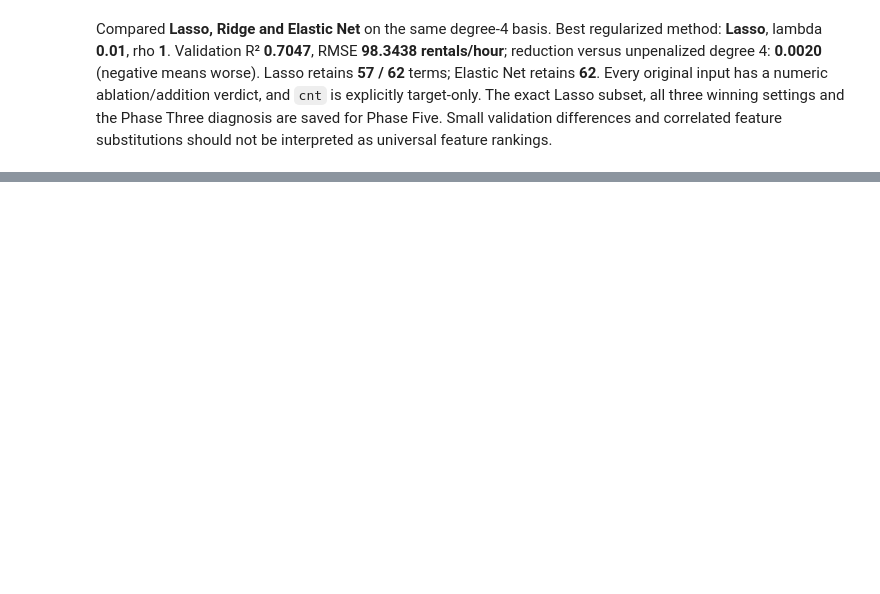
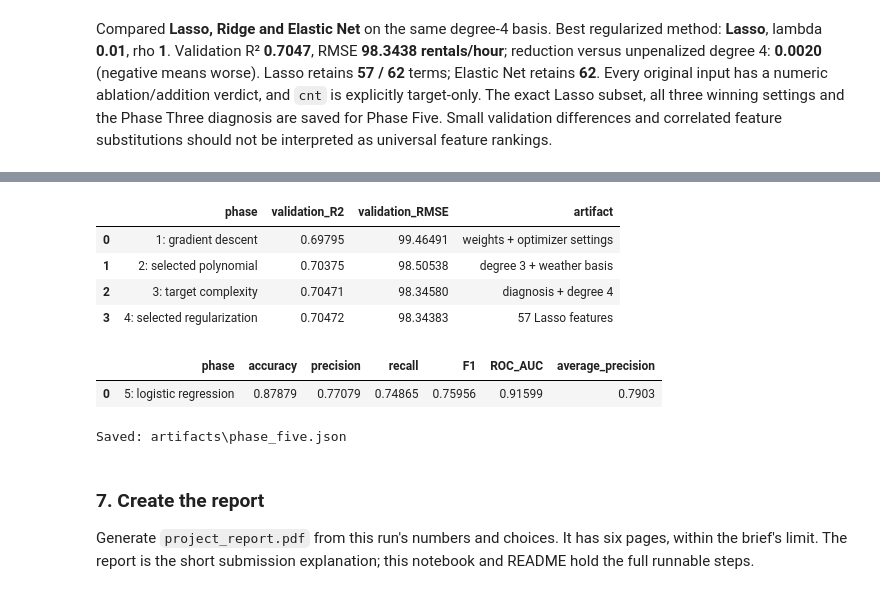
Before and after one commit to MohamedSameh77/machine-learning-project-I, a Jupyter notebook: bike_sharing_demand.ipynb, the cells around one changed output, grey strips where cells are left out. Drawn from its saved outputs; the diff is of its cells as text; code cells hidden in the pictures; blank space fills up the shorter version.

```diff
--- a/bike_sharing_demand.ipynb
+++ b/bike_sharing_demand.ipynb
@@ -1275,0 +1689,45 @@ Compared **Lasso, Ridge and Elastic Net** on the same degree-4 basis. Best regul
+# %%
+phase_five_retrospective=pd.DataFrame([
+    {"phase":"1: gradient descent","validation_R2":phase_one_input["validation_metrics"]["R2"],"validation_RMSE":phase_one_input["validation_metrics"]["RMSE"],"artifact":"weights + optimizer settings"},
+    {"phase":"2: selected polynomial","validation_R2":phase_three_input["validation_metrics"]["R2"],"validation_RMSE":phase_three_input["validation_metrics"]["RMSE"],"artifact":"degree 3 + weather basis"},
+    {"phase":"3: target complexity","validation_R2":phase_four_input["target_metrics"]["validation"]["R2"],"validation_RMSE":phase_four_input["target_metrics"]["validation"]["RMSE"],"artifact":"diagnosis + degree 4"},
+    {"phase":"4: selected regularization","validation_R2":final_regression_choice["metrics"]["validation_R2"],"validation_RMSE":final_regression_choice["metrics"]["validation_RMSE"],"artifact":"57 Lasso features"}])
+display(phase_five_retrospective.round(5))
+display(pd.DataFrame([{"phase":"5: logistic regression",**phase_five_metrics}]).round(5))
+phase_five_artifact={"phase":5,"seed":seed,
+    "phase_four_input_sha256":hashlib.sha256(phase_five_input_path.read_bytes()).hexdigest(),
+    "source_sha256":phase_five_input["source_sha256"],"feature_names":phase_five_names,"selected_indices":phase_five_indices,
+    "preprocessing":phase_five_input["preprocessing"],"train_record_ids":train_df.instant.tolist(),"validation_record_ids":val_df.instant.tolist(),
+    "label_definition":{"meaning":"above training 75th percentile for the same hour and working-day status","strict_comparison":">",
+        "quantile":phase_five_quantile,"minimum_group_rows":phase_five_min_group,"group_cutoffs":phase_five_group_rows,
+        "hour_fallbacks":phase_five_hour_cutoffs,"global_fallback":phase_five_global_cutoff,
+        "training_positive_rate":float(classification_y.mean()),"validation_positive_rate":float(classification_y_val.mean())},
+    "classifier":{"weights":phase_five_model["weights"].tolist(),"weight_names":["intercept"]+phase_five_names,
+        "lambda":phase_five_model["lambda"],"iterations":phase_five_model["iterations"],"gradient_max":phase_five_model["gradient_max"],
+        "objective_history":phase_five_model["history"],"probability_threshold":phase_five_threshold,
+        "training_metrics":phase_five_training_metrics,"validation_metrics":phase_five_metrics,"default_threshold_metrics":phase_five_default_metrics,
+        "majority_baseline":phase_five_baseline,"confusion_matrix":phase_five_confusion.tolist(),
+        "penalty_search":json.loads(phase_five_search.to_json(orient="records")),"threshold_search":json.loads(phase_five_threshold_search.to_json(orient="records"))},
+    "final_count_regressor":{"method":final_regression_method,"lambda":final_regression["lambda"],"l1_ratio":final_regression["l1_ratio"],
+        "training_rows":len(train_all),"weights":final_regression["weights"].tolist(),"intercept":final_regression["intercept"],
+        "feature_names":phase_five_input["feature_names"],"postprocessing":"clip at zero; no rounding",
+        "validation_metrics_before_full_refit":final_regression_choice["metrics"],"clipped_validation_before_full_refit":final_clipped_validation},
+    "submission":{"path":submission_path.name,"rows":len(submission),"sha256":hashlib.sha256(submission_path.read_bytes()).hexdigest()},
+    "regression_retrospective":json.loads(phase_five_retrospective.to_json(orient="records")),
+    "limitations":["validation reused for feature, degree, penalty and threshold choices","relative high demand is not an absolute fleet-capacity threshold",
+        "single chronological holdout exposed temporal generalization risk","full-label refit is for hidden predictions, not validation scoring"]}
+phase_five_artifact_path=artifact_dir / "phase_five.json"
+phase_five_artifact_path.write_text(json.dumps(phase_five_artifact,indent=2),encoding="utf-8")
+print("Saved:",phase_five_artifact_path.relative_to(PROJECT_DIR))
+# %% [output]
+|  | phase | validation_R2 | validation_RMSE | artifact |
+| 0 | 1: gradient descent | 0.69795 | 99.46491 | weights + optimizer settings |
+| 1 | 2: selected polynomial | 0.70375 | 98.50538 | degree 3 + weather basis |
+| 2 | 3: target complexity | 0.70471 | 98.34580 | diagnosis + degree 4 |
+| 3 | 4: selected regularization | 0.70472 | 98.34383 | 57 Lasso features |
+|  | phase | accuracy | precision | recall | F1 | ROC_AUC | average_precision |
+| 0 | 5: logistic regression | 0.87879 | 0.77079 | 0.74865 | 0.75956 | 0.91599 | 0.7903 |
+Saved: artifacts\phase_five.json
+# %% [markdown]
+### 7. Create the report
+Generate `project_report.pdf` from this run's numbers and choices. It has six pages, within the brief's limit. The report is the short submission explanation; this notebook and README hold the full runnable steps.
```
Also changed, not shown: parts of 66 cells of this notebook, 12 other files.
